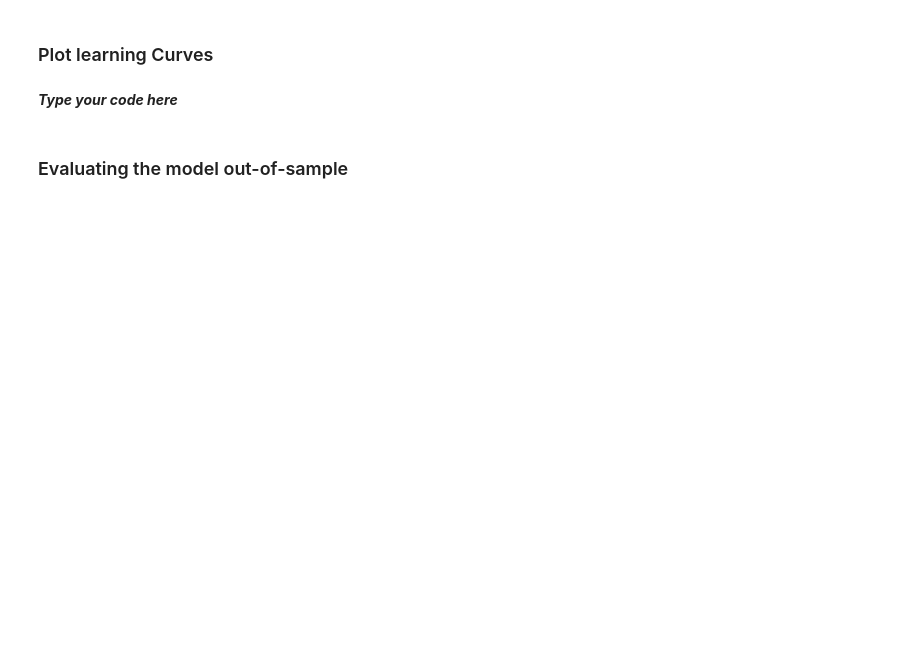
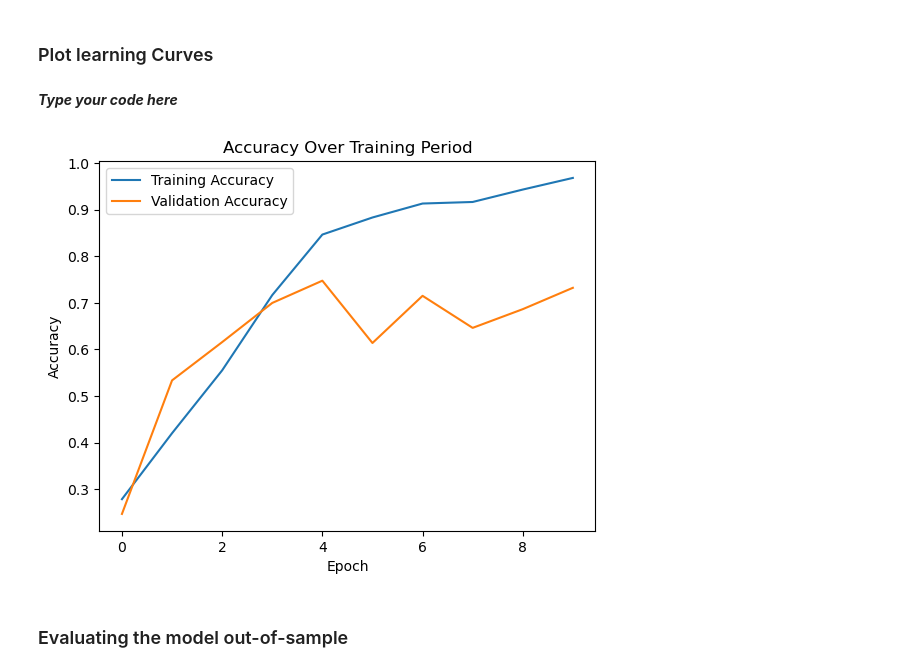
Before and after one commit to fuadh246/CIS-4526, a Jupyter notebook: HW2_CNN/ML_SP24_HW3.ipynb, the cells around one changed output. Cells and saved outputs as stored; diff of their text form; code cells hidden in the pictures; blank space fills up the shorter version.

```diff
--- a/HW2_CNN/ML_SP24_HW3.ipynb
+++ b/HW2_CNN/ML_SP24_HW3.ipynb
@@ -229,0 +221,20 @@ Model = Sequential()
+# %%
+# Define your model here
+from keras.models import Sequential, Model
+from keras import layers
+
+Model = Sequential([
+    layers.Conv2D(filters=124, kernel_size=(3, 3), activation='relu', input_shape=(150, 150, 3)),
+    layers.MaxPooling2D(pool_size=(2, 2)),
+    layers.Conv2D(filters=64, kernel_size=(3, 3), activation='relu'),
+    layers.MaxPooling2D(pool_size=(2, 2)),
+    layers.Conv2D(filters=32, kernel_size=(3,3),activation='relu'),
+    layers.MaxPooling2D(pool_size=(2, 2)),
+    layers.Flatten(),
+    layers.Dense(128, activation='relu'),
+    layers.Dense(64, activation='relu'),
+    layers.Dense(5, activation='softmax')
+])
+# ...
+# 13.) Model Summary
+print(Model.summary())
@@ -232,5 +266,5 @@ Model = Sequential()
 # of sparse_categorical_crossentropy, you may want to use Dense(5, ...) as your last output layer
 # %%
 # 14.) Compile and Train the Model
-# model.compile(optimizer='adam', loss='categorical_crossentropy', metrics=['accuracy'])
-# history = model.fit(X_train, y_train, validation_data=(X_test, y_test), ....)
+Model.compile(optimizer='adam', loss='categorical_crossentropy', metrics=['accuracy'])
+history = Model.fit(X_train, y_train, validation_data=(X_test, y_test),epochs=10, batch_size=500)
@@ -243,3 +316,16 @@ Model = Sequential()
+# %%
+# Plot training and validation accuracy
+plt.plot(history.history['accuracy'], label='Training Accuracy')
+plt.plot(history.history['val_accuracy'], label='Validation Accuracy')
+# plt.plot(history.history['loss'],label='Loss')
+# plt.plot(history.history['val_loss'],label='Validation Loss')
+plt.xlabel('Epoch')
+plt.ylabel('Accuracy')
+plt.title('Accuracy Over Training Period')
+plt.legend()
+plt.show()
+# %% [output]
+[figure, added]
 # %% [markdown]
 ### Evaluating the model out-of-sample
 # %%
```
Also changed, not shown: parts of 16 cells of this notebook.
